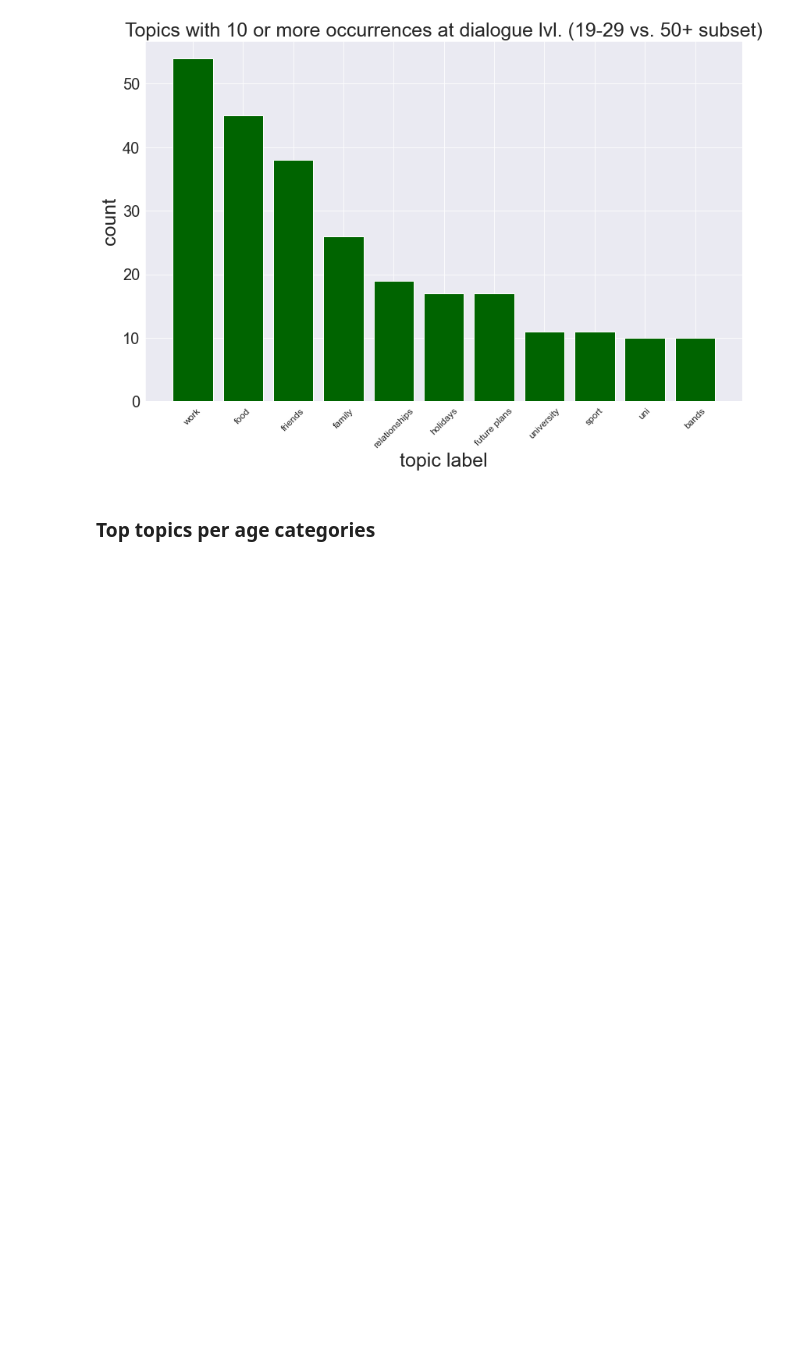
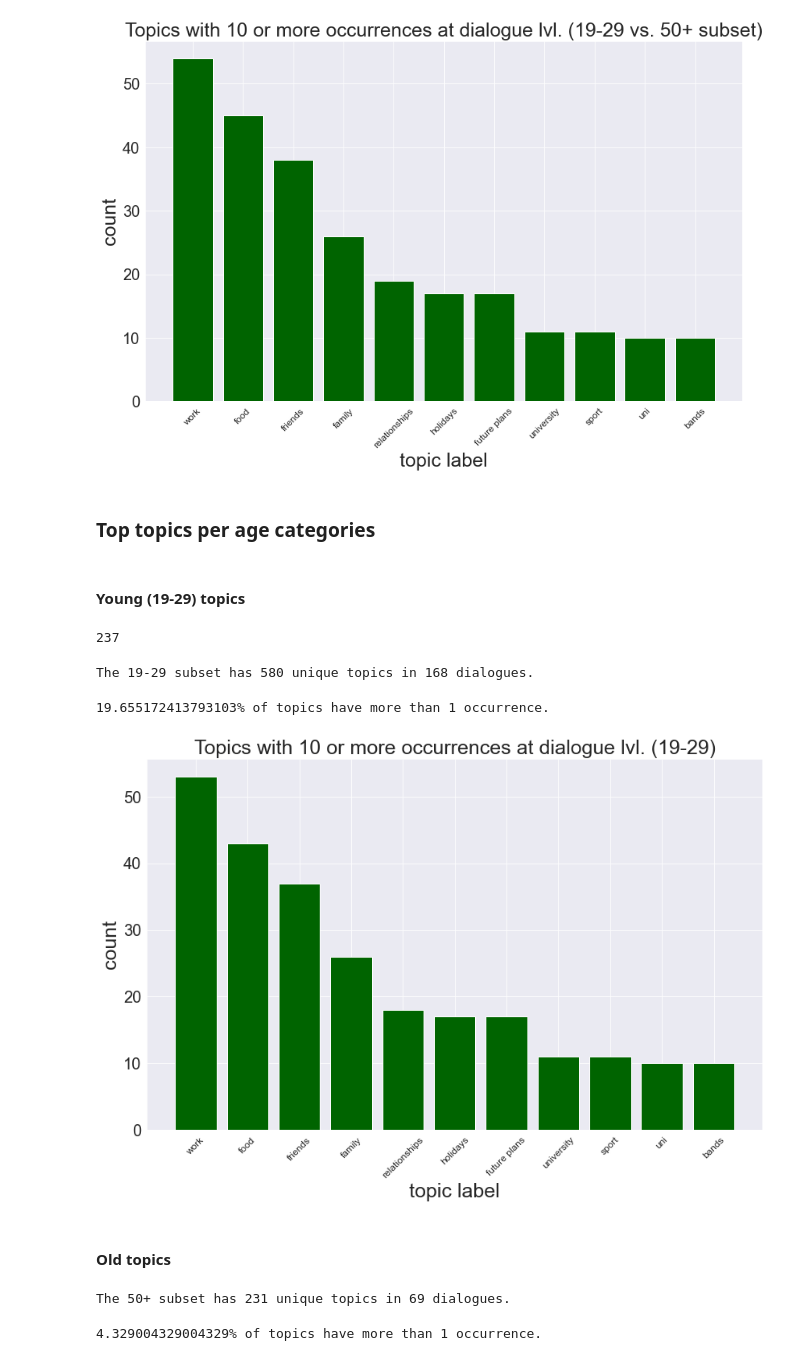
Before and after one commit to lennertjansen/msc-ai-thesis, a Jupyter notebook: data_preprocessing/BNC/bnc_explore.ipynb, the cells around one changed output. Drawn from its saved outputs; the diff is of its cells as text; code cells hidden in the pictures; blank space fills up the shorter version.

Commit message:
Added descriptive stats for BNC about topic distributions by age, and education for considered 19-29 vs. 50+ subset

```diff
--- a/data_preprocessing/BNC/bnc_explore.ipynb
+++ b/data_preprocessing/BNC/bnc_explore.ipynb
@@ -744,0 +756,67 @@ plt.show()
+# %% [markdown]
+#### Young (19-29) topics
+# %%
+len(data_alt1)
+# %% [output]
+237
+# %%
+print(f"The 19-29 subset has {len(young_topics_set)} unique topics in {len(data_alt1.loc[data_alt1['speaker1_alt1'] == '19_29'])} dialogues.")
+# TODO: What do these numbers say?
+# %% [output]
+The 19-29 subset has 580 unique topics in 168 dialogues.
+# %%
+# Count topic frequencies
+young_topic_counter = Counter(young_topics_list)
+
+# Percentage of topics with more than one occurrence
+young_topics_1_occ = [(topic, freq) for topic, freq in young_topic_counter.most_common() if freq == 1]
+print(f"{((len(young_topic_counter) - len(young_topics_1_occ)) / len(young_topic_counter)) * 100}% of topics have more than 1 occurrence.")
+# %% [output]
+19.655172413793103% of topics have more than 1 occurrence.
+# %%
+# gather topics with 10 or more occurrences in list
+young_topics_10 = [(topic, freq) for topic, freq in young_topic_counter.most_common() if freq > 9]
+# %%
+young_word = []
+young_frequency = []
+
+for i in range(len(young_topics_10)):
+  young_word.append(young_topics_10[i][0])
+  young_frequency.append(young_topics_10[i][1])
+
+
+young_indices = np.arange(len(young_topics_10))
+
+sns.set_style("darkgrid")
+fig, ax = plt.subplots(figsize=PLOT_DIMS)
+plt.bar(young_indices, young_frequency, color='darkgreen')
+ax.set_title("Topics with 10 or more occurrences at dialogue lvl. (19-29)", size=LABEL_SIZE)
+ax.set_xlabel("topic label", size=LABEL_SIZE)
+ax.set_ylabel("count", size=LABEL_SIZE)
+# ax.legend(loc='upper right')
+plt.setp(ax.get_xticklabels(), fontsize=(TICK_SIZE-8))
+plt.setp(ax.get_yticklabels(), fontsize=TICK_SIZE)
+plt.grid(True)
+plt.tight_layout()
+# plt.savefig('../../figures/bnc/bnc_dist_topic_geq_11.png')
+plt.xticks(young_indices, young_word, rotation=45)
+plt.tight_layout()
+plt.show()
+# %% [output]
+[figure, added]
+# %% [markdown]
+#### Old topics
+# %%
+print(f"The 50+ subset has {len(old_topics_set)} unique topics in {len(data_alt1.loc[data_alt1['speaker1_alt1'] == '50_plus'])} dialogues.")
+# TODO: What do these numbers say?
+# %% [output]
+The 50+ subset has 231 unique topics in 69 dialogues.
+# %%
+# Count topic frequencies
+old_topic_counter = Counter(old_topics_list)
+
+# Percentage of topics with more than one occurrence
+old_topics_1_occ = [(topic, freq) for topic, freq in old_topic_counter.most_common() if freq == 1]
+print(f"{((len(old_topic_counter) - len(old_topics_1_occ)) / len(old_topic_counter)) * 100}% of topics have more than 1 occurrence.")
+# %% [output]
+4.329004329004329% of topics have more than 1 occurrence.
```
Also changed, not shown: parts of 12 cells of this notebook.
